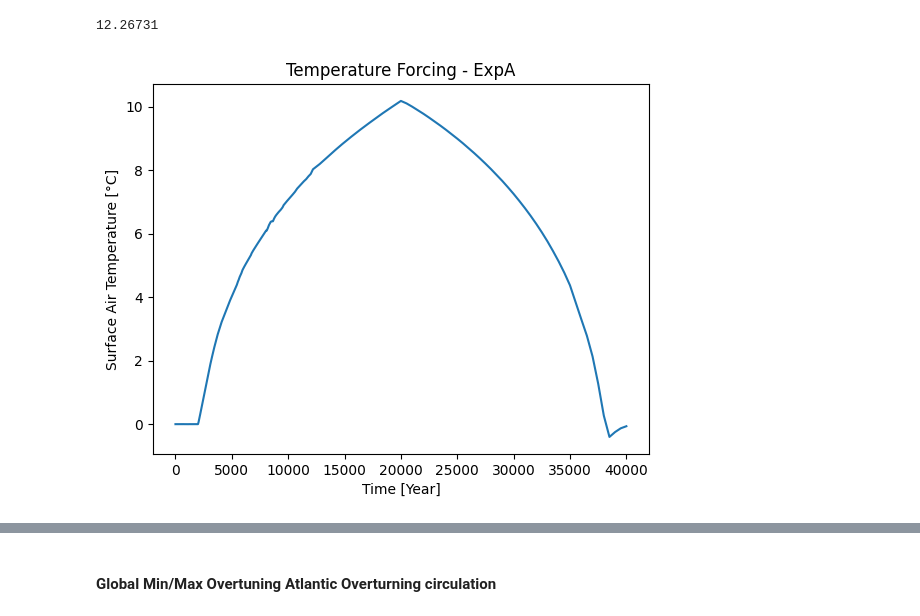
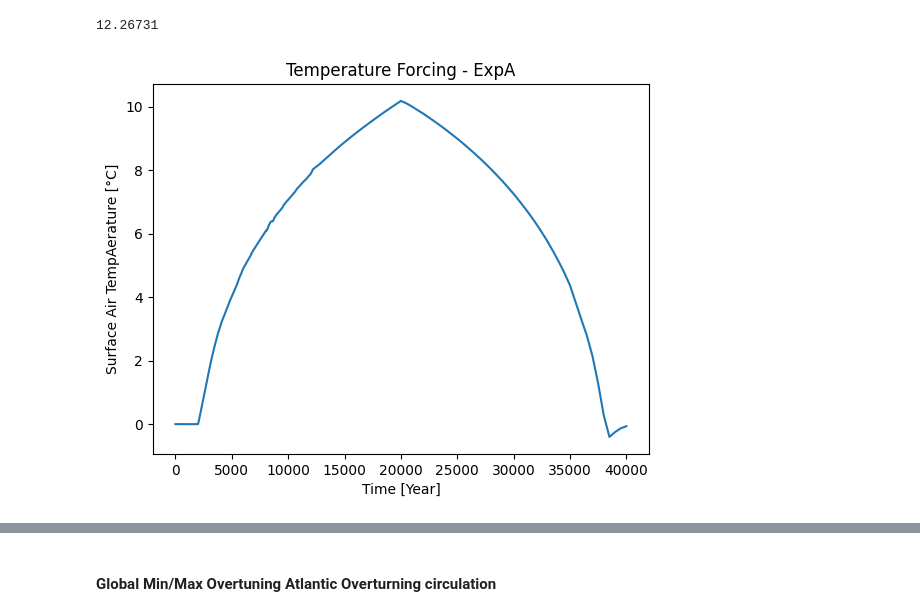
Before and after one commit to AmauryLaridon/LPHYS2299-Master-s-Thesis, a Jupyter notebook: cGenie Simulations/cGenie_exp_analysis.ipynb, the cells around one changed output, grey strips where cells are left out. Drawn from its saved outputs; the diff is of its cells as text; code cells hidden in the pictures.

```diff
--- a/cGenie Simulations/cGenie_exp_analysis.ipynb
+++ b/cGenie Simulations/cGenie_exp_analysis.ipynb
@@ -105,9 +171,9 @@ print(eq_temp_cGenie)
 # %%
 plt.plot(year_ExpA, global_sat_anomaly_cGenie)
 plt.title("Temperature Forcing - ExpA")
 plt.xlabel("Time [Year]")
-plt.ylabel("Surface Air Temperature [°C]")
+plt.ylabel("Surface Air TempAerature [°C]")
 plt.savefig(save_fig_dir+'/EXPA/EXPA_Temp_forcing_anomaly')
 plt.show()
 # %% [output]
-[figure, old version]
+[figure, new version]
```
Also changed, not shown: parts of 32 cells of this notebook, 23 other files.
